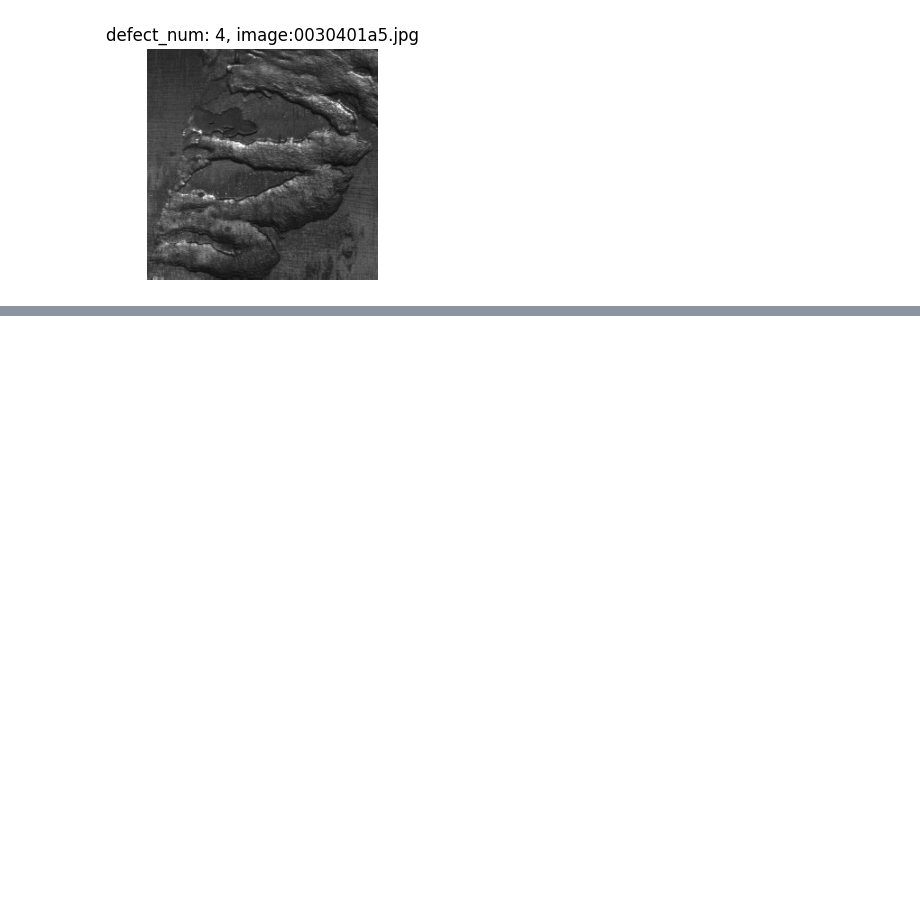
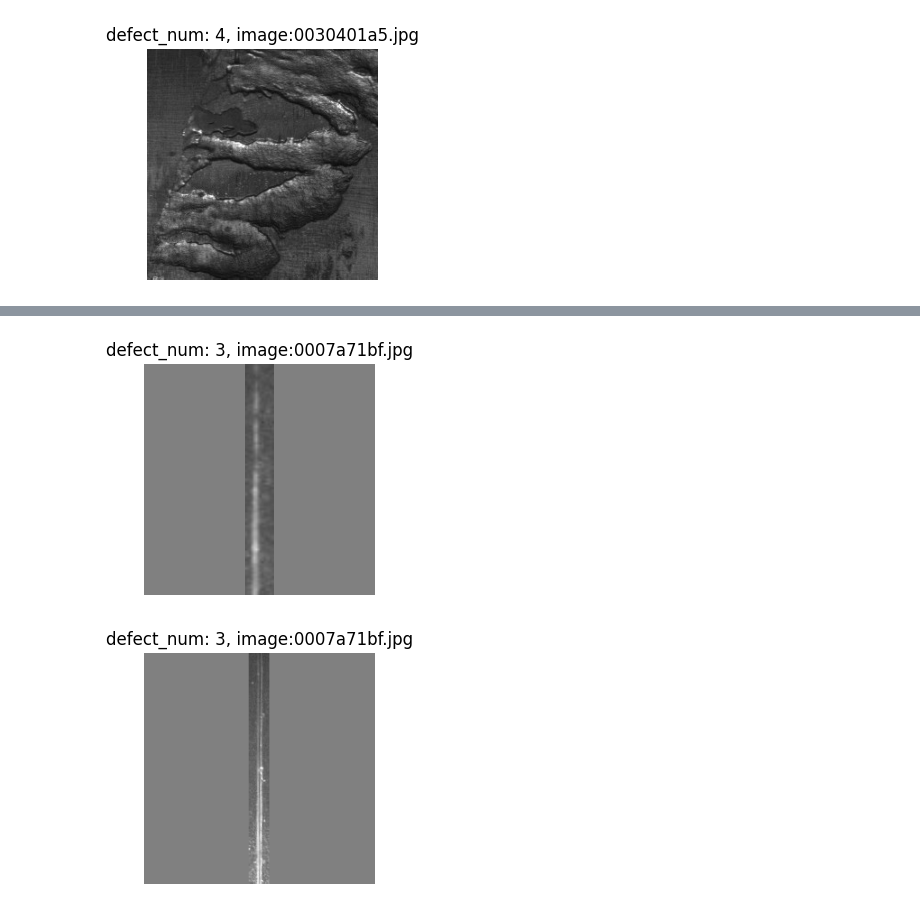
Before and after one commit to June222/capstone-2023-1-02, a Jupyter notebook: AI/Data-preprocessing/data_preprocessing_V3.ipynb, the cells around one changed output, grey strips where cells are left out. Drawn from its saved outputs; the diff is of its cells as text; code cells hidden in the pictures; blank space fills up the shorter version.

```diff
--- a/AI/Data-preprocessing/data_preprocessing_V3.ipynb
+++ b/AI/Data-preprocessing/data_preprocessing_V3.ipynb
@@ -112,0 +176,5 @@ show_mask_image_v0(8)
+# %%
+show_mask_image_v1(1)
+# %% [output]
+[figure, added]
+[figure, added]
```
Also changed, not shown: parts of 4 cells of this notebook.
